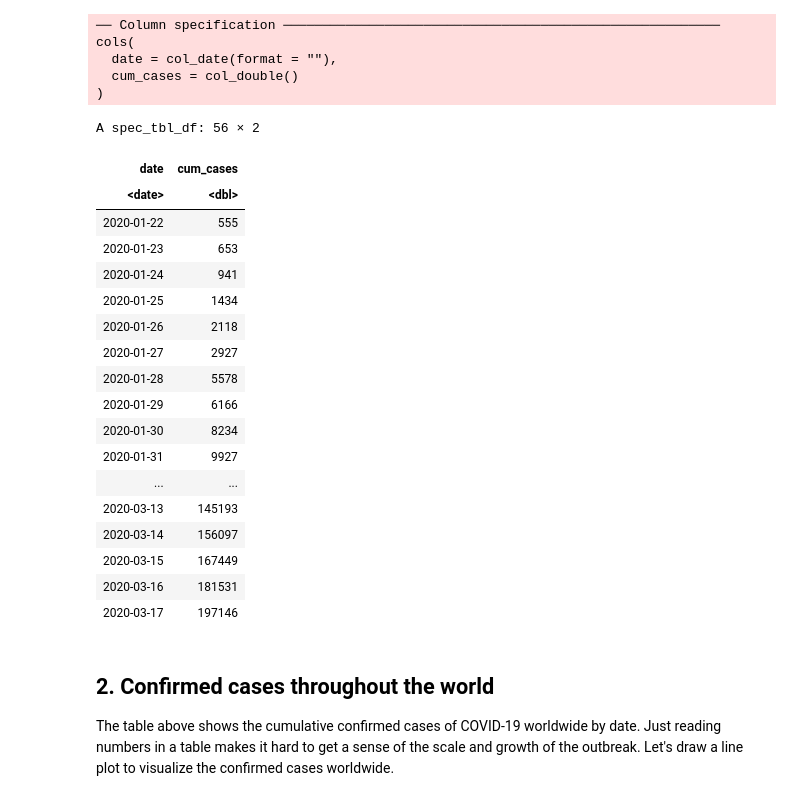
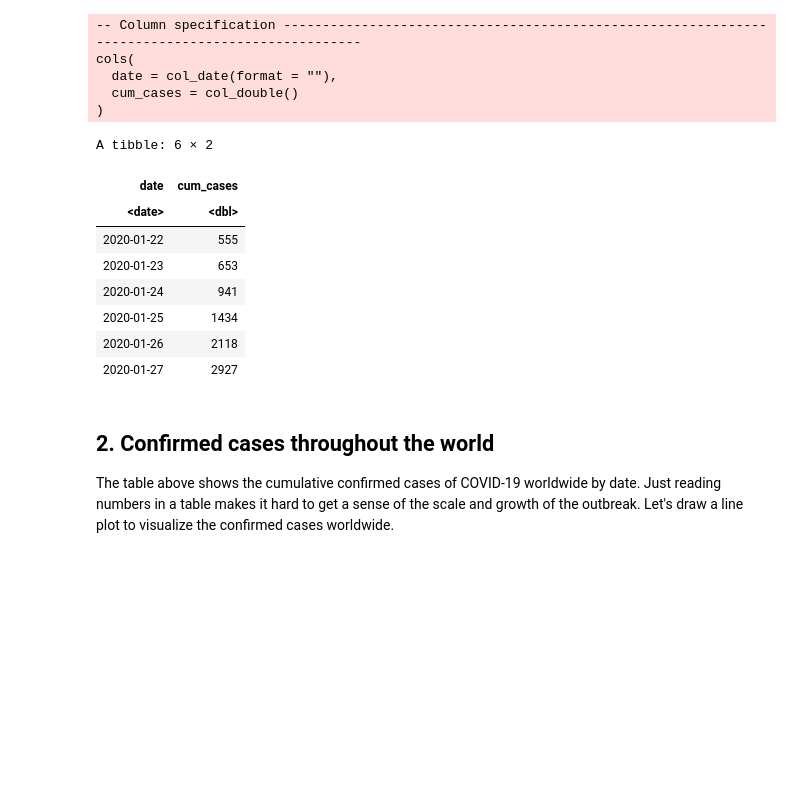
Before and after one commit to santhiago-cristiano/Datacamp-Projects, a Jupyter notebook: Visualizing-COVID-19/visualizing-covid-19.ipynb, the cells around one changed output. Cells and saved outputs as stored; diff of their text form; code cells hidden in the pictures; blank space fills up the shorter version.

```diff
--- a/Visualizing-COVID-19/visualizing-covid-19.ipynb
+++ b/Visualizing-COVID-19/visualizing-covid-19.ipynb
@@ -9,39 +17,24 @@
 # %%
-# Load the readr, ggplot2, and dplyr packages
-library(readr)
-library(ggplot2)
-library(dplyr)
-
 # Read datasets/confirmed_cases_worldwide.csv into confirmed_cases_worldwide
 confirmed_cases_worldwide <- read_csv("datasets/confirmed_cases_worldwide.csv")
 
 # See the result
-confirmed_cases_worldwide
+head(confirmed_cases_worldwide)
 # %% [output]
-── Column specification ────────────────────────────────────────────────────────
+-- Column specification ------------------------------------------------------------------------------------------------
 cols(
   date = col_date(format = ""),
   cum_cases = col_double()
 )
-A spec_tbl_df: 56 × 2
+A tibble: 6 × 2
 | date | cum_cases |
 | <date> | <dbl> |
 | 2020-01-22 | 555 |
 | 2020-01-23 | 653 |
 | 2020-01-24 | 941 |
 | 2020-01-25 | 1434 |
 | 2020-01-26 | 2118 |
 | 2020-01-27 | 2927 |
-| 2020-01-28 | 5578 |
-| 2020-01-29 | 6166 |
-| 2020-01-30 | 8234 |
-| 2020-01-31 | 9927 |
-| ... | ... |
-| 2020-03-13 | 145193 |
-| 2020-03-14 | 156097 |
-| 2020-03-15 | 167449 |
-| 2020-03-16 | 181531 |
-| 2020-03-17 | 197146 |
 # %% [markdown]
 ## 2. Confirmed cases throughout the world
 <p>The table above shows the cumulative confirmed cases of COVID-19 worldwide by date. Just reading numbers in a table makes it hard to get a sense of the scale and growth of the outbreak. Let's draw a line plot to visualize the confirmed cases worldwide.</p>
```
Also changed, not shown: parts of 15 cells of this notebook, 4 other files.
